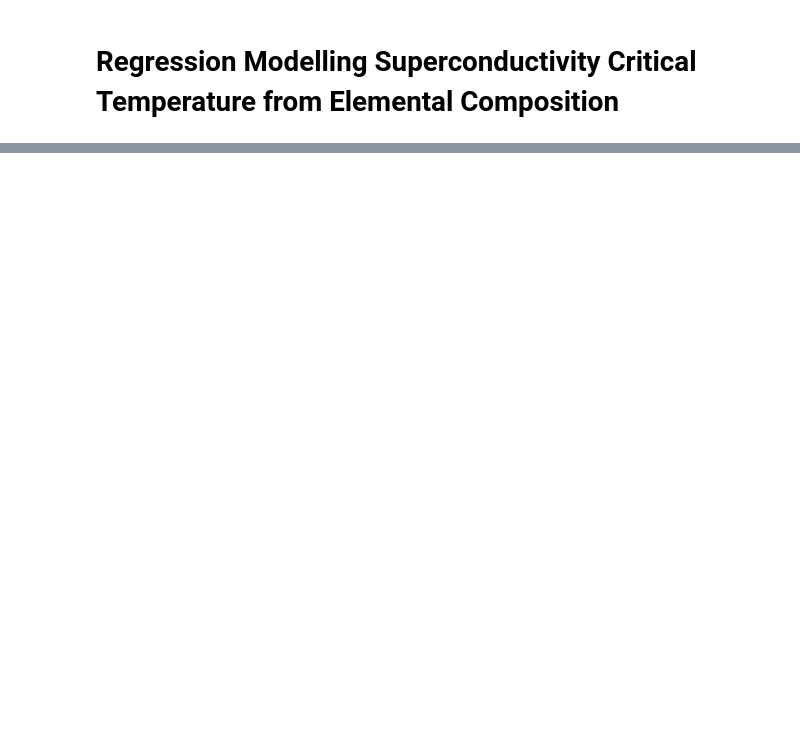
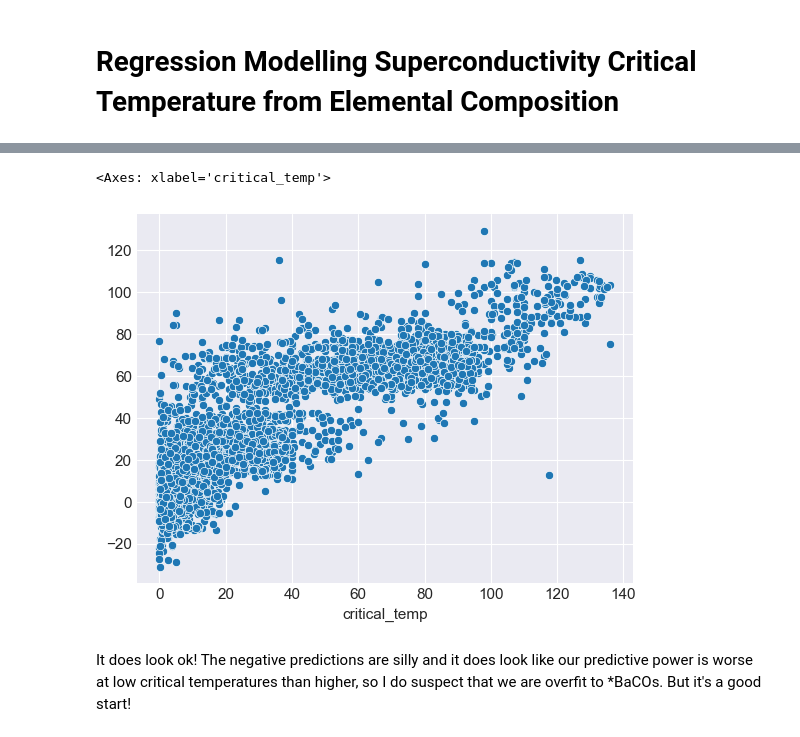
Before and after one commit to bocekout/Machine_Learning_Prediction_of_Superconduction_Tc, a Jupyter notebook: Superconductivity_ML.ipynb, the cells around one changed output, grey strips where cells are left out. Cells and saved outputs as stored; diff of their text form; code cells hidden in the pictures; blank space fills up the shorter version.

```diff
--- a/Superconductivity_ML.ipynb
+++ b/Superconductivity_ML.ipynb
@@ -24,10 +26,9 @@ plt.rcParams['font.size'] = 11
 from matplotlib.ticker import FuncFormatter
 # %%
 # Setting up same dataframes as EDA file
-df = pd.read_csv('data/train.csv')
-chemcomp = pd.read_csv('data/unique_m.csv')
+df = pd.read_csv('data/train.csv') # df happens to stand for derived features as well as data frame
+chemcomp = pd.read_csv('data/unique_m.csv') # table of stoichiometric composition
 norm_chemcomp = chemcomp.drop(columns=['critical_temp','material'])
-norm_chemcomp = norm_chemcomp.div(norm_chemcomp.sum(axis=1),axis=0)
-norm_chemcomp['critical_temp']=chemcomp['critical_temp']
+norm_chemcomp = norm_chemcomp.div(norm_chemcomp.sum(axis=1),axis=0) # getting normalized compositions
 # %% [markdown]
 ## Context from Exploratory Data Analysis
@@ -34,0 +38,21 @@ In our analysis, we noted high correlation between features derived from element
+# %%
+# Set up our test and train groupings
+y=df['critical_temp']
+df=df.drop(columns='critical_temp') # Kick target out
+
+df_columns = list(df.columns) # Lists to seperate back our two sets
+comp_columns = list(norm_chemcomp.columns)
+
+X=df.join(norm_chemcomp) # Join to single featureset
+
+# Split data, then re-constitute feature sets
+X_train, X_test, y_train, y_test = train_test_split(X, y, test_size=0.2, random_state=18)
+X_train_df = X_train[df_columns]
+X_test_df = X_test[df_columns]
+X_train_comp = X_train[comp_columns]
+X_test_comp = X_test[comp_columns]
+# %%
+# Make model and scaler dictionaries for "scattershot" automation
+linear_models = [LinearRegression, RidgeCV, BayesianRidge, ARDRegression, SGDRegressor, OrthogonalMatchingPursuitCV]
+ensemble_models = [AdaBoostRegressor, GradientBoostingRegressor, HistGradientBoostingRegressor, BaggingRegressor, XGBRegressor]
+scalers = [StandardScaler, RobustScaler, MaxAbsScaler, MinMaxScaler, "No Scaler"] # Given structure of the data, I expect robust scaler to work best for df and for things to perform fairly equally on comp.
@@ -34,0 +123,4 @@ In our analysis, we noted high correlation between features derived from element
+# %%
+# Here goes nothing...
+
+df_model = try_models(models=linear_models, X_train= X_train_df, X_test= X_test_df)
@@ -34,0 +213,7 @@ In our analysis, we noted high correlation between features derived from element
+# %%
+sns.scatterplot(x=y_test, y=df_model['y_pred'])
+# %% [output]
+<Axes: xlabel='critical_temp'>
+[figure, added]
+# %% [markdown]
+It does look ok! The negative predictions are silly and it does look like our predictive power is worse at low critical temperatures than higher, so I do suspect that we are overfit to *BaCOs. But it's a good start!
```
Also changed, not shown: parts of 10 cells of this notebook.
